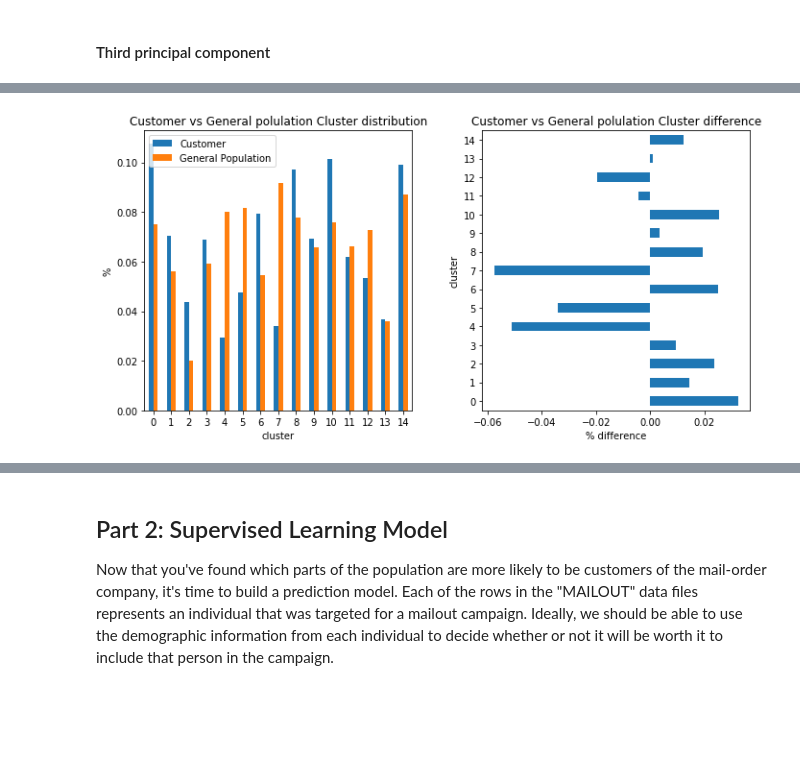
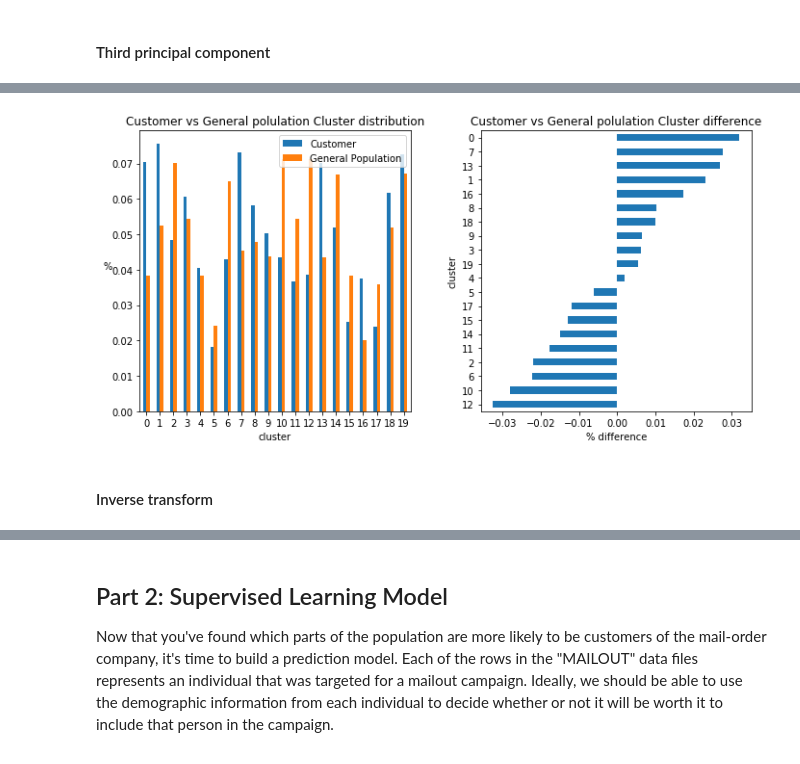
Before and after one commit to dragon7-fc/DSND-Capstone, a Jupyter notebook: Arvato Project Workbook.ipynb, the cells around one changed output, grey strips where cells are left out. Saved outputs shown, nothing was run; the diff lists cells and outputs as text; code cells hidden in the pictures; blank space fills up the shorter version.

```diff
--- a/Arvato Project Workbook.ipynb
+++ b/Arvato Project Workbook.ipynb
@@ -2405,7 +2480,7 @@ plt.title('SSE vs. K');
 # %%
 # Re-fit the k-means model with the selected number of clusters and obtain
 # cluster predictions for the general population demographics data.
-N_CLUSTERS = 15
+N_CLUSTERS = 20
 
 kmeans = KMeans(n_clusters=N_CLUSTERS, random_state=0, n_jobs=-1)
 azdias_preds = kmeans.fit_predict(reduced_data_new_azdias)
@@ -2438,19 +2513,23 @@ cluster_new_customers_reduced_data_df.head()
 # %%
 plt.figure(figsize=(10, 5))
 
+# draw distribution bar chart
 ax1 = plt.subplot(121)
 pd.DataFrame({'Customer': pd.Series(customers_preds).value_counts()/customers_preds.size, 'General Population': pd.Series(azdias_preds).value_counts()/azdias_preds.size}).plot.bar(rot=0, ax=ax1)
 plt.xlabel('cluster')
-plt.ylabel('%')
+plt.ylabel('%').set_rotation(0)
 plt.title('Customer vs General polulation Cluster distribution')
 
+# draw difference bar chart
 ax2 = plt.subplot(122)
-(pd.Series(customers_preds).value_counts()/customers_preds.size - pd.Series(azdias_preds).value_counts()/azdias_preds.size).plot.barh(ax=ax2)
+(pd.Series(customers_preds).value_counts()/customers_preds.size - pd.Series(azdias_preds).value_counts()/azdias_preds.size).sort_values().plot.barh(ax=ax2)
 plt.xlabel('% difference')
 plt.ylabel('cluster')
 plt.title('Customer vs General polulation Cluster difference')
 
 plt.tight_layout()
 plt.show()
 # %% [output]
-[figure, old version]
+[figure, new version]
+# %% [markdown]
+#### Inverse transform
```
Also changed, not shown: parts of 61 cells of this notebook.
